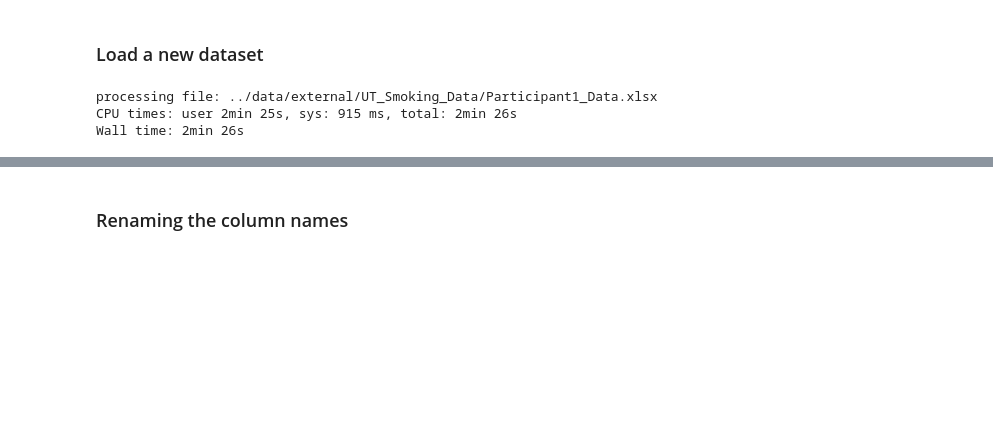
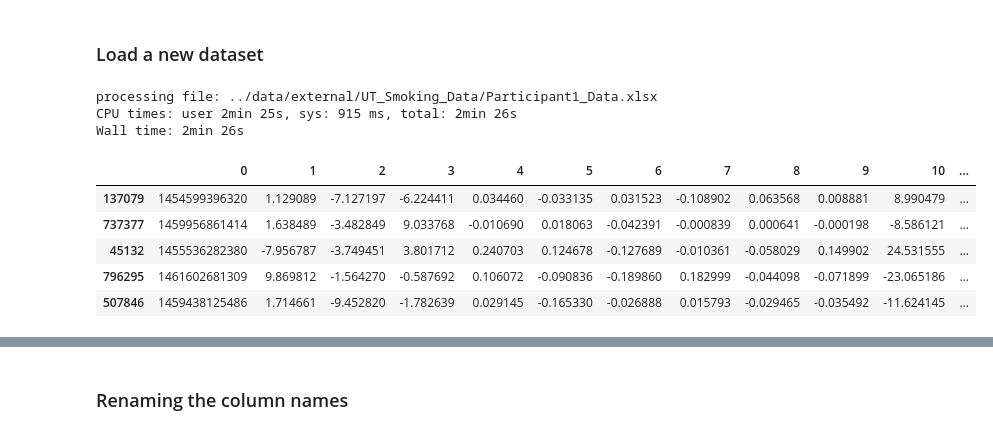
Before and after one commit to Dekkerz/mocap, a Jupyter notebook: notebooks/01_Dekkerz_UT_Smoking_CNN_Model_Exploration.ipynb, the cells around one changed output, grey strips where cells are left out. Saved outputs shown, nothing was run; the diff lists cells and outputs as text; code cells hidden in the pictures; blank space fills up the shorter version.

```diff
--- a/notebooks/01_Dekkerz_UT_Smoking_CNN_Model_Exploration.ipynb
+++ b/notebooks/01_Dekkerz_UT_Smoking_CNN_Model_Exploration.ipynb
@@ -359,0 +346,10 @@ read_from_local_file()
+# %%
+data=data.read_from_local_file()
+data.sample(5)
+# %% [output]
+|  | 0 | 1 | 2 | 3 | 4 | 5 | 6 | 7 | 8 | 9 | 10 | ... |
+| 137079 | 1454599396320 | 1.129089 | -7.127197 | -6.224411 | 0.034460 | -0.033135 | 0.031523 | -0.108902 | 0.063568 | 0.008881 | 8.990479 | ... |
+| 737377 | 1459956861414 | 1.638489 | -3.482849 | 9.033768 | -0.010690 | 0.018063 | -0.042391 | -0.000839 | 0.000641 | -0.000198 | -8.586121 | ... |
+| 45132 | 1455536282380 | -7.956787 | -3.749451 | 3.801712 | 0.240703 | 0.124678 | -0.127689 | -0.010361 | -0.058029 | 0.149902 | 24.531555 | ... |
+| 796295 | 1461602681309 | 9.869812 | -1.564270 | -0.587692 | 0.106072 | -0.090836 | -0.189860 | 0.182999 | -0.044098 | -0.071899 | -23.065186 | ... |
+| 507846 | 1459438125486 | 1.714661 | -9.452820 | -1.782639 | 0.029145 | -0.165330 | -0.026888 | 0.015793 | -0.029465 | -0.035492 | -11.624145 | ... |
```
Also changed, not shown: parts of 9 cells of this notebook, 2 other files.
